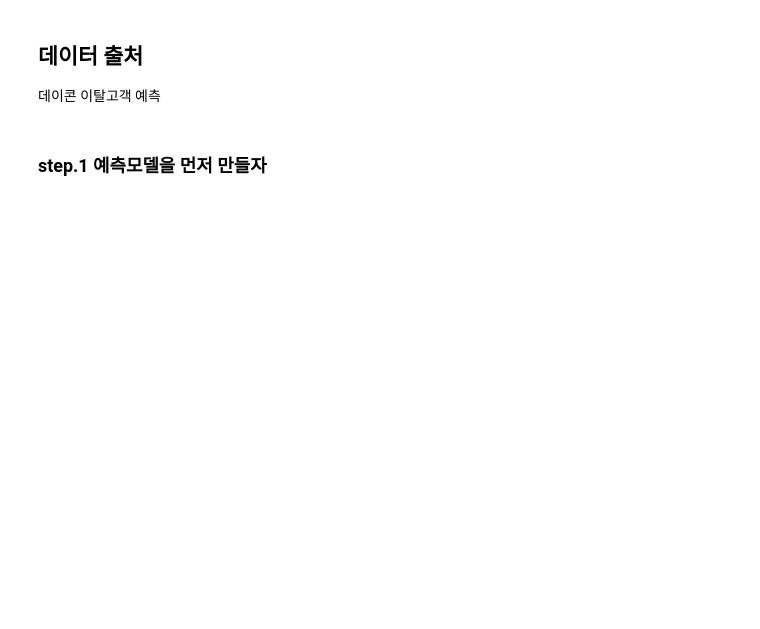
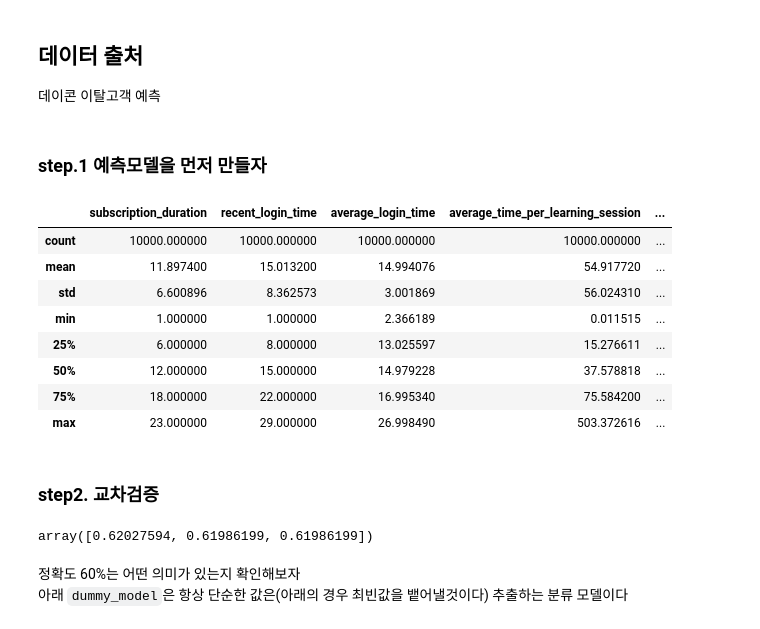
Before and after one commit to Apple03244/DataAnalysis-ML, a Jupyter notebook: 003_classifier.ipynb, the cells around one changed output. Drawn from its saved outputs; the diff is of its cells as text; code cells hidden in the pictures; blank space fills up the shorter version.

```diff
--- a/003_classifier.ipynb
+++ b/003_classifier.ipynb
@@ -37,0 +37,2 @@ LD_model=skdis.LinearDiscriminantAnalysis()
+# %%
+use_train=train.drop('user_id',axis=1)
@@ -37,0 +43,12 @@ LD_model=skdis.LinearDiscriminantAnalysis()
+# %%
+use_train.describe()
+# %% [output]
+|  | subscription_duration | recent_login_time | average_login_time | average_time_per_learning_session | ... |
+| count | 10000.000000 | 10000.000000 | 10000.000000 | 10000.000000 | ... |
+| mean | 11.897400 | 15.013200 | 14.994076 | 54.917720 | ... |
+| std | 6.600896 | 8.362573 | 3.001869 | 56.024310 | ... |
+| min | 1.000000 | 1.000000 | 2.366189 | 0.011515 | ... |
+| 25% | 6.000000 | 8.000000 | 13.025597 | 15.276611 | ... |
+| 50% | 12.000000 | 15.000000 | 14.979228 | 37.578818 | ... |
+| 75% | 18.000000 | 22.000000 | 16.995340 | 75.584200 | ... |
+| max | 23.000000 | 29.000000 | 26.998490 | 503.372616 | ... |
@@ -37,0 +65,2 @@ LD_model=skdis.LinearDiscriminantAnalysis()
+# %% [markdown]
+### step2. 교차검증
@@ -37,0 +69,7 @@ LD_model=skdis.LinearDiscriminantAnalysis()
+# %%
+val_results
+# %% [output]
+array([0.62027594, 0.61986199, 0.61986199])
+# %% [markdown]
+정확도 60%는 어떤 의미가 있는지 확인해보자
+아래 `dummy_model`은 항상 단순한 값은(아래의 경우 최빈값을 뱉어낼것이다) 추출하는 분류 모델이다
```
Also changed, not shown: parts of 17 cells of this notebook.
